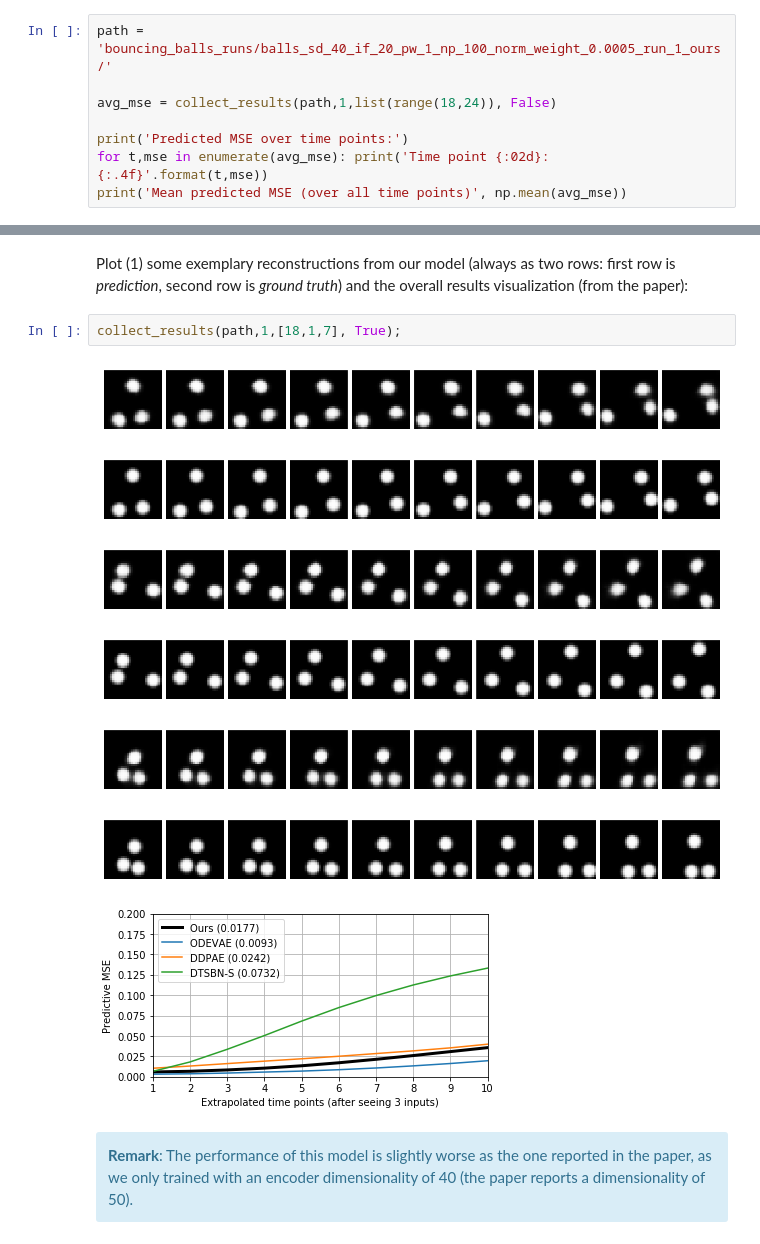
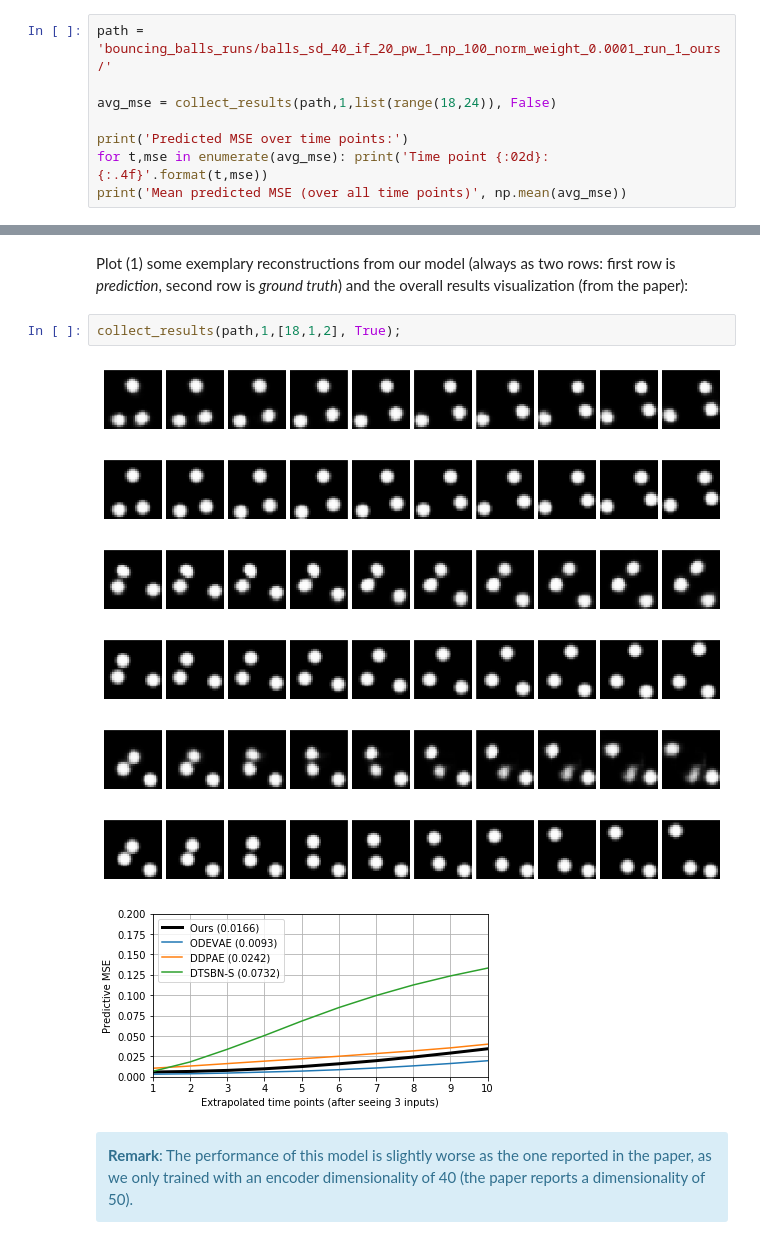
Before and after one commit to uncbiag/neuro_shooting, a Jupyter notebook: demos/neurips20/Analysis-BouncingBalls.ipynb, the cells around one changed output, grey strips where cells are left out. Drawn from its saved outputs; the diff is of its cells as text.

```diff
--- a/demos/neurips20/Analysis-BouncingBalls.ipynb
+++ b/demos/neurips20/Analysis-BouncingBalls.ipynb
@@ -127,7 +127,7 @@ def collect_results(path, batch_id, sample_ids=[1], do_plot=False):
 # %% [markdown]
 Lets load the results of a trained **dyn. w particles UpDown** model:
 # %%
-path = 'bouncing_balls_runs/balls_sd_40_if_20_pw_1_np_100_norm_weight_0.0005_run_1_ours/'
+path = 'bouncing_balls_runs/balls_sd_40_if_20_pw_1_np_100_norm_weight_0.0001_run_1_ours/'
 
 avg_mse = collect_results(path,1,list(range(18,24)), False)
 
@@ -150,15 +150,15 @@ Mean predicted MSE (over all time points) 0.017662222
 # %% [markdown]
 Plot (1) some exemplary reconstructions from our model (always as two rows: first row is *prediction*, second row is *ground truth*) and the overall results visualization (from the paper):
 # %%
-collect_results(path,1,[18,1,7], True);
+collect_results(path,1,[18,1,2], True);
 # %% [output]
 [figure]
 [figure]
-[figure, old version]
+[figure, new version]
 [figure]
-[figure, old version]
+[figure, new version]
-[figure, old version]
+[figure, new version]
-[figure, old version]
+[figure, new version]
 # %% [markdown]
 <div class="alert alert-block alert-info">
 <b>Remark</b>: The performance of this model is slightly worse as the one reported in the
```
Also changed, not shown: parts of 1 cell of this notebook, 1 other file.
